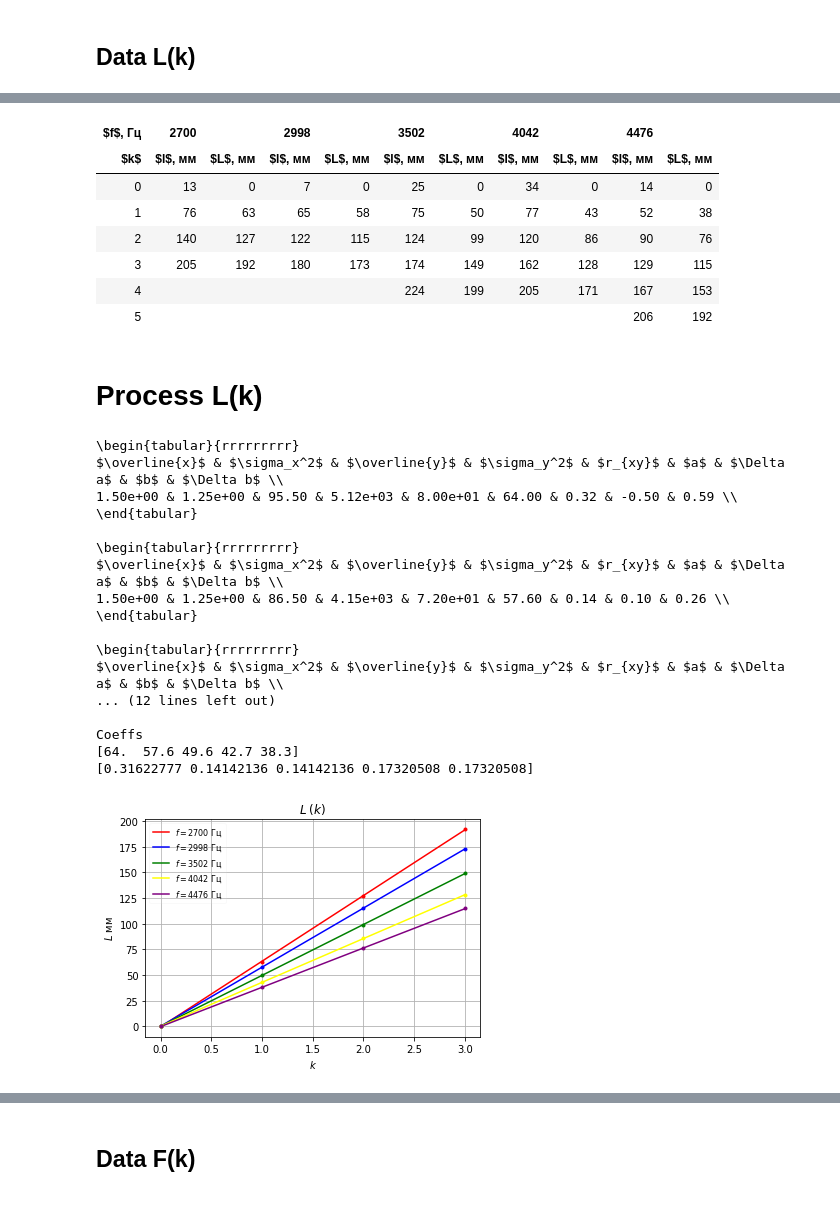
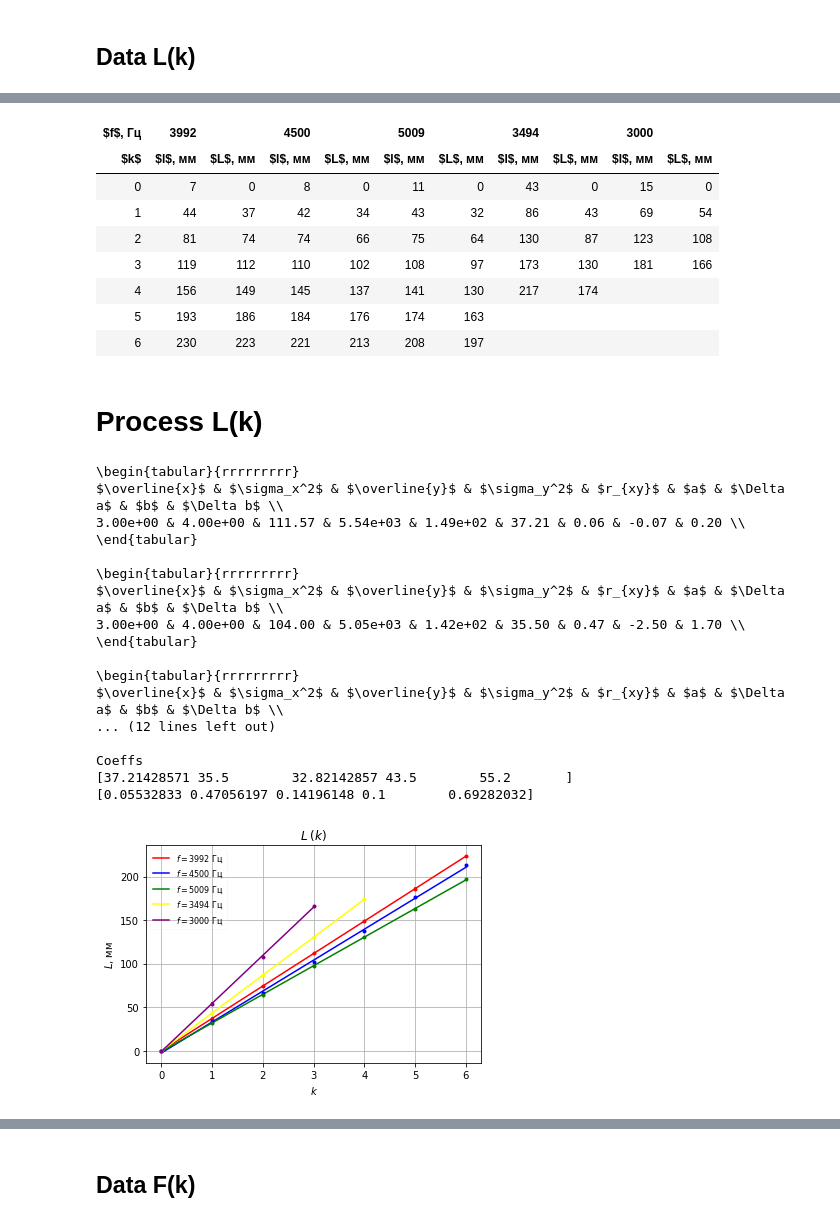
Before and after one commit to futherus/mipt_lab, a Jupyter notebook: 2.1.3/processing.ipynb, the cells around one changed output, grey strips where cells are left out. Drawn from its saved outputs; the diff is of its cells as text; code cells hidden in the pictures.

```diff
--- a/2.1.3/processing.ipynb
+++ b/2.1.3/processing.ipynb
@@ -9,7 +9,7 @@ import copy
 # %% [markdown]
 ## Data L(k)
 # %%
-err_L = 0.5 * 2**0.5 # mm
+err_L = 1 * 2**0.5 # mm
 err_f = 1            # Hz
 
 print(err_L, err_f)
@@ -18,16 +18,20 @@ print(err_L, err_f)
 # %%
 data_air    = pd.read_excel("213.ods", engine='odf', usecols = "A, D:E, I:J, N:O, S:T, X:Y", sheet_name = 0)
-# data_carbon = pd.read_excel("213.ods", engine='odf', usecols = "A, D:E, I:J, N:O, S:T, X:Y", sheet_name = 1)
+data_carbon = pd.read_excel("213.ods", engine='odf', usecols = "A, D:E, I:J, N:O", sheet_name = 1)
 
 f_air = np.array([
-    2700,
-    2998,
-    3502,
-    4042,
-    4476
+    3992,
+    4500,
+    5009,
+    3494,
+    3000
 ])
 
-# f_carbon = np.array([])
+f_carbon = np.array([
+    3248,
+    4000,
+    5007,
+])
 # %%
 def rename_cols(data, f):
     tuples = [
@@ -87,17 +94,18 @@ def print_data(data, f, filename):
             )
     return latex
 # %%
+print_data(data_carbon, f_carbon, "L_k_carbon.tex")
 print_data(data_air, f_air, "L_k_air.tex")
-#print_data(data_carbon, f_carbon, "L_k_carbon.tex")
 # %% [output]
-| $f$, Гц | 2700 |  | 2998 |  | 3502 |  | 4042 |  | 4476 |  |
+| $f$, Гц | 3992 |  | 4500 |  | 5009 |  | 3494 |  | 3000 |  |
 | $k$ | $l$, мм | $L$, мм | $l$, мм | $L$, мм | $l$, мм | $L$, мм | $l$, мм | $L$, мм | $l$, мм | $L$, мм |
-| 0 | 13 | 0 | 7 | 0 | 25 | 0 | 34 | 0 | 14 | 0 |
-| 1 | 76 | 63 | 65 | 58 | 75 | 50 | 77 | 43 | 52 | 38 |
-| 2 | 140 | 127 | 122 | 115 | 124 | 99 | 120 | 86 | 90 | 76 |
-| 3 | 205 | 192 | 180 | 173 | 174 | 149 | 162 | 128 | 129 | 115 |
-| 4 |  |  |  |  | 224 | 199 | 205 | 171 | 167 | 153 |
-| 5 |  |  |  |  |  |  |  |  | 206 | 192 |
+| 0 | 7 | 0 | 8 | 0 | 11 | 0 | 43 | 0 | 15 | 0 |
+| 1 | 44 | 37 | 42 | 34 | 43 | 32 | 86 | 43 | 69 | 54 |
+| 2 | 81 | 74 | 74 | 66 | 75 | 64 | 130 | 87 | 123 | 108 |
+| 3 | 119 | 112 | 110 | 102 | 108 | 97 | 173 | 130 | 181 | 166 |
+| 4 | 156 | 149 | 145 | 137 | 141 | 130 | 217 | 174 |  |  |
+| 5 | 193 | 186 | 184 | 176 | 174 | 163 |  |  |  |  |
+| 6 | 230 | 223 | 221 | 213 | 208 | 197 |  |  |  |  |
 # %% [markdown]
 # Process L(k)
 # %%
@@ -109,7 +117,7 @@ def lin_plot_Lk(x, y, label = None, i = 1):
 
     x_space = np.linspace(0, max(x), 100)
     plt.plot(x_space, equ(x_space), label = label, c = colour[i])
-    plt.errorbar(x, y, yerr=0.1, xerr=0, fmt='.', c = colour[i])
+    plt.errorbar(x, y, xerr=0, yerr=err_L, fmt='.', c = colour[i])
 # %%
 mnk_fmt = {
         '$\overline{x}$' : "{:.2e}",
@@ -150,8 +158,8 @@ def plot_data(data, f, filename):
     err_a = np.array([])      # errors a
 
     for i in range(0, len(f)):
-        x = data[('f', 'k')]
-        y = data[(str(f[i]), 'L')]
+        y = data[(str(f[i]), 'L')].dropna() # remove NaNs
+        x = data[('f', 'k')][0:len(y)]      # slice x to have the same size as y
 
         df, dat = least_sq(x, y)
         latex = df.style.hide(level=0, axis=0).format(mnk_fmt).to_latex()
@@ -164,7 +172,7 @@ def plot_data(data, f, filename):
         lin_plot_Lk(x, y, label, i)
 
     plt.title("$L \; (k)$")
-    plt.ylabel(r"$L$ мм")
+    plt.ylabel(r"$L$, мм")
     plt.xlabel(r"$k$")
     plt.grid(True)
     plt.legend(fontsize = 8, framealpha = 0.1)
@@ -176,23 +184,23 @@ def plot_data(data, f, filename):
 
     return a, err_a
 # %%
-a_air, err_a_air = plot_data(data_air.dropna(), f_air, "L_k_air.pdf")
+a_air, err_a_air = plot_data(data_air, f_air, "L_k_air.pdf")
 # %% [output]
 \begin{tabular}{rrrrrrrrr}
 $\overline{x}$ & $\sigma_x^2$ & $\overline{y}$ & $\sigma_y^2$ & $r_{xy}$ & $a$ & $\Delta a$ & $b$ & $\Delta b$ \\
-1.50e+00 & 1.25e+00 & 95.50 & 5.12e+03 & 8.00e+01 & 64.00 & 0.32 & -0.50 & 0.59 \\
+3.00e+00 & 4.00e+00 & 111.57 & 5.54e+03 & 1.49e+02 & 37.21 & 0.06 & -0.07 & 0.20 \\
 \end{tabular}
 
 \begin{tabular}{rrrrrrrrr}
 $\overline{x}$ & $\sigma_x^2$ & $\overline{y}$ & $\sigma_y^2$ & $r_{xy}$ & $a$ & $\Delta a$ & $b$ & $\Delta b$ \\
-1.50e+00 & 1.25e+00 & 86.50 & 4.15e+03 & 7.20e+01 & 57.60 & 0.14 & 0.10 & 0.26 \\
+3.00e+00 & 4.00e+00 & 104.00 & 5.05e+03 & 1.42e+02 & 35.50 & 0.47 & -2.50 & 1.70 \\
 \end{tabular}
 
 \begin{tabular}{rrrrrrrrr}
 $\overline{x}$ & $\sigma_x^2$ & $\overline{y}$ & $\sigma_y^2$ & $r_{xy}$ & $a$ & $\Delta a$ & $b$ & $\Delta b$ \\
 ... (12 lines left out)
 
 Coeffs
-[64.  57.6 49.6 42.7 38.3]
-[0.31622777 0.14142136 0.14142136 0.17320508 0.17320508]
+[37.21428571 35.5        32.82142857 43.5        55.2       ]
+[0.05532833 0.47056197 0.14196148 0.1        0.69282032]
-[figure, old version]
+[figure, new version]
```
Also changed, not shown: parts of 14 cells of this notebook, 3 other files.
